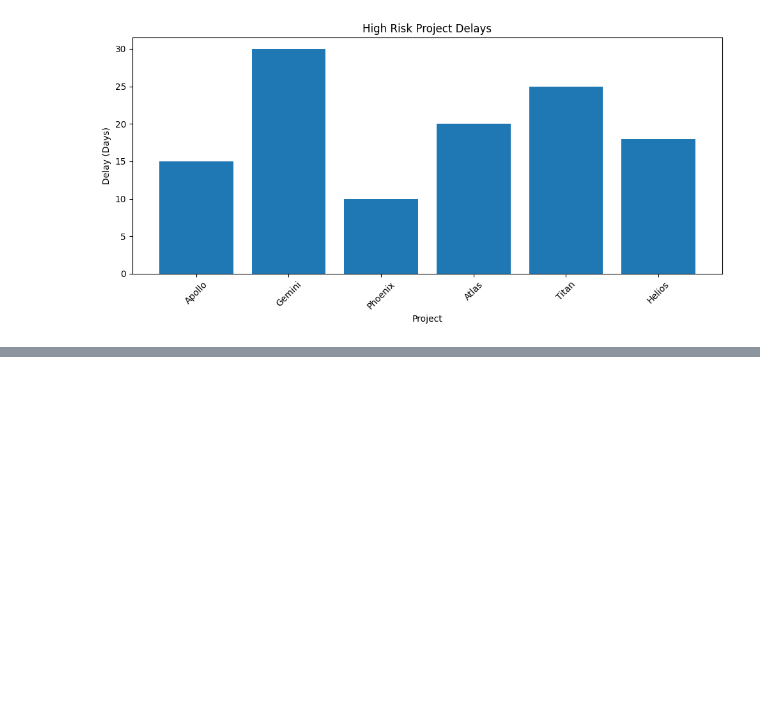
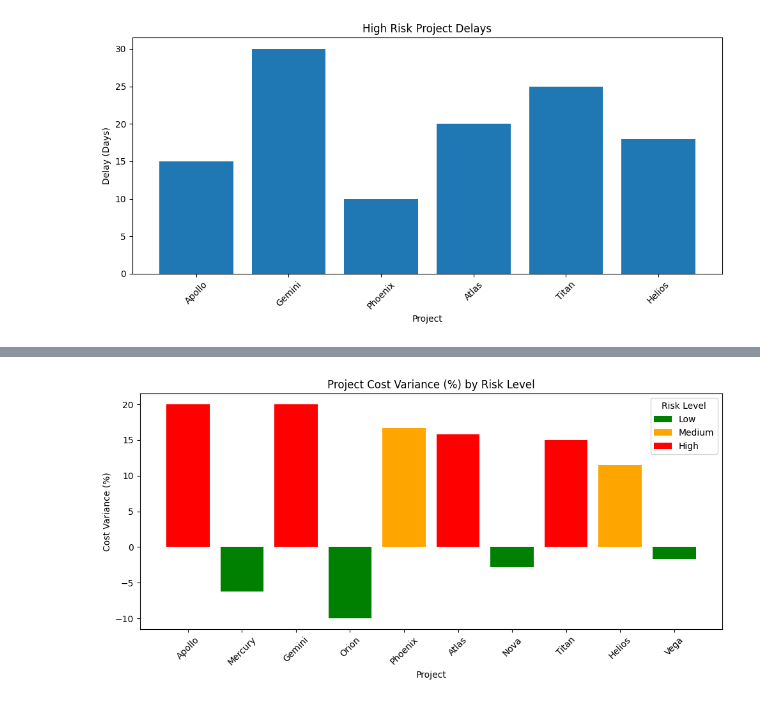
Before and after one commit to joroho73/ai-delivery-insights-assistant, a Jupyter notebook: notebooks/project_analysis.ipynb, the cells around one changed output, grey strips where cells are left out. Saved outputs shown, nothing was run; the diff lists cells and outputs as text; code cells hidden in the pictures; blank space fills up the shorter version.

Commit message:
Refactored notebook to sectionise functionality, added more charts and a better analysis prompt.

```diff
--- a/notebooks/project_analysis.ipynb
+++ b/notebooks/project_analysis.ipynb
@@ -240,0 +173,42 @@ print(type(high_risk_records[0]))
+# %%
+risk_colors = {
+    "Low": "green",
+    "Medium": "orange",
+    "High": "red"
+}
+
+colors = [
+    risk_colors[risk]
+    for risk in df["RiskLevel"]
+]
+
+plt.figure(figsize=(10, 5))
+
+plt.bar(
+    df["Project"],
+    df["CostVariancePct"],
+    color=colors
+)
+
+legend_elements = [
+    Patch(facecolor="green", label="Low"),
+    Patch(facecolor="orange", label="Medium"),
+    Patch(facecolor="red", label="High")
+]
+
+plt.legend(
+    handles=legend_elements,
+    title="Risk Level"
+)
+
+plt.xticks(rotation=45)
+
+plt.title("Project Cost Variance (%) by Risk Level")
+plt.xlabel("Project")
+plt.ylabel("Cost Variance (%)")
+
+plt.tight_layout()
+
+plt.show()
+# %% [output]
+[figure, added]
```
Also changed, not shown: parts of 22 cells of this notebook.
